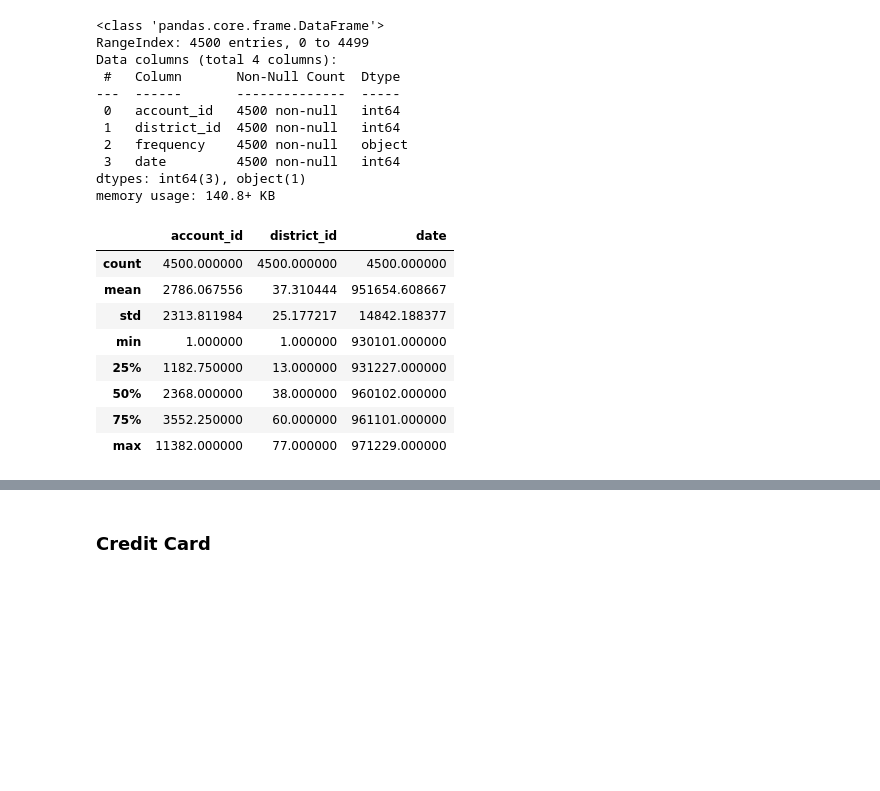
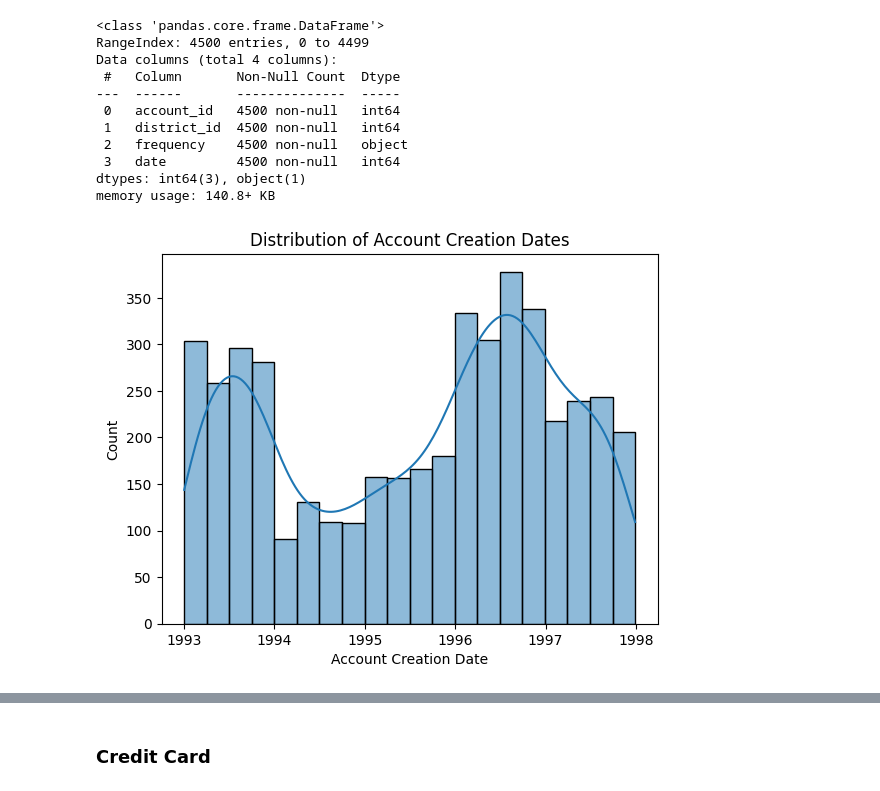
Before and after one commit to DanielaTomas/FCUP-DM1, a Jupyter notebook: DM1.ipynb, the cells around one changed output, grey strips where cells are left out. Saved outputs shown, nothing was run; the diff lists cells and outputs as text; code cells hidden in the pictures; blank space fills up the shorter version.

Commit message:
add more data statistics and visualizations

```diff
--- a/DM1.ipynb
+++ b/DM1.ipynb
@@ -55,15 +53,11 @@ Data columns (total 4 columns):
  3   date         4500 non-null   int64
 dtypes: int64(3), object(1)
 memory usage: 140.8+ KB
-# %%
-account.describe()
-# %% [output]
-|  | account_id | district_id | date |
-| count | 4500.000000 | 4500.000000 | 4500.000000 |
-| mean | 2786.067556 | 37.310444 | 951654.608667 |
-| std | 2313.811984 | 25.177217 | 14842.188377 |
-| min | 1.000000 | 1.000000 | 930101.000000 |
-| 25% | 1182.750000 | 13.000000 | 931227.000000 |
-| 50% | 2368.000000 | 38.000000 | 960102.000000 |
-| 75% | 3552.250000 | 60.000000 | 961101.000000 |
-| max | 11382.000000 | 77.000000 | 971229.000000 |
+# %%
+account['date'] = pd.to_datetime(account['date'], format='%y%m%d')
+sns.histplot(account['date'], bins=20, kde=True)
+plt.xlabel('Account Creation Date')
+plt.title('Distribution of Account Creation Dates')
+plt.show()
+# %% [output]
+[figure, added]
```
Also changed, not shown: parts of 38 cells of this notebook.
